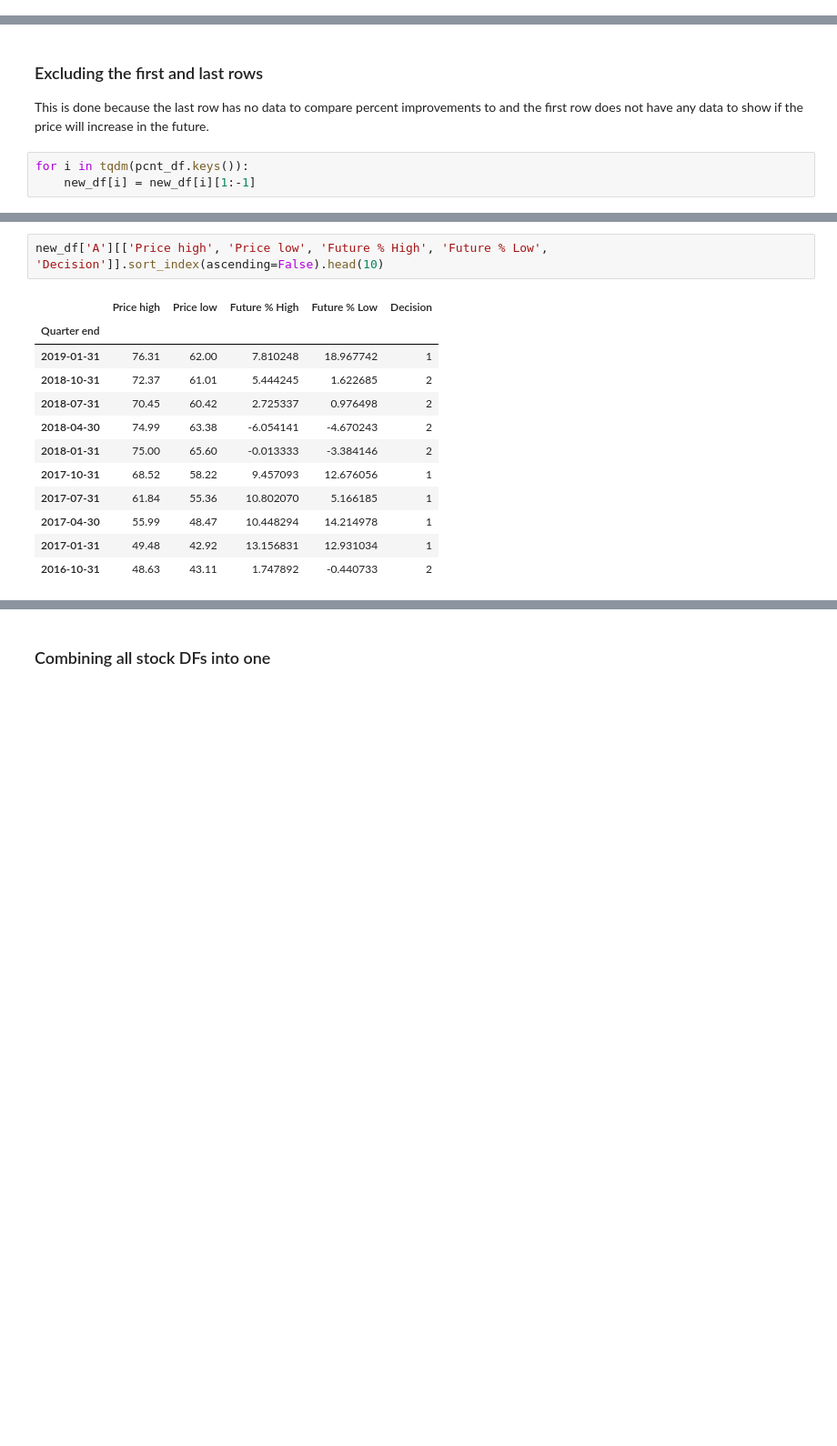
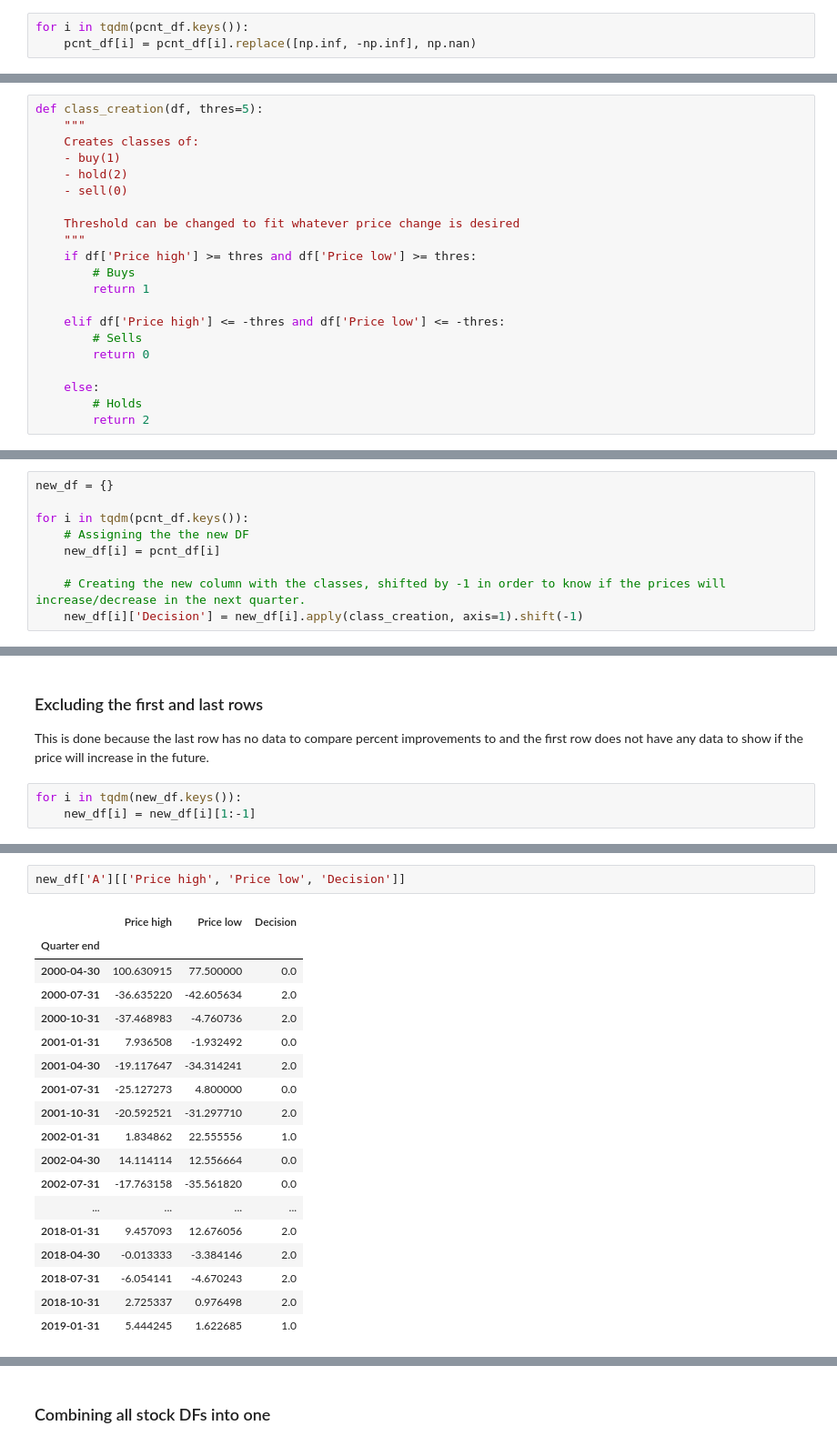
Before and after one commit to marcosan93/Stock-Performance-Predictor-2.0, a Jupyter notebook: Cleaning-Formatting-Dataset.ipynb, the cells around one changed output, grey strips where cells are left out. Shown at 91% size. Cells and saved outputs as stored; diff of their text form; blank space fills up the shorter version.

```diff
--- a/Cleaning-Formatting-Dataset.ipynb
+++ b/Cleaning-Formatting-Dataset.ipynb
@@ -143,0 +64,3 @@ pcnt_df = percent_improvement(num_df)
+# %%
+for i in tqdm(pcnt_df.keys()):
+    pcnt_df[i] = pcnt_df[i].replace([np.inf, -np.inf], np.nan)
@@ -180,0 +74,21 @@ new_df = price_check(pcnt_df)
+# %%
+def class_creation(df, thres=5):
+    """
+    Creates classes of:
+    - buy(1)
+    - hold(2)
+    - sell(0)
+
+    Threshold can be changed to fit whatever price change is desired
+    """
+    if df['Price high'] >= thres and df['Price low'] >= thres:
+        # Buys
+        return 1
+
+    elif df['Price high'] <= -thres and df['Price low'] <= -thres:
+        # Sells
+        return 0
+
+    else:
+        # Holds
+        return 2
@@ -180,0 +97,9 @@ new_df = price_check(pcnt_df)
+# %%
+new_df = {}
+
+for i in tqdm(pcnt_df.keys()):
+    # Assigning the the new DF
+    new_df[i] = pcnt_df[i]
+
+    # Creating the new column with the classes, shifted by -1 in order to know if the prices will increase/decrease in the next quarter.
+    new_df[i]['Decision'] = new_df[i].apply(class_creation, axis=1).shift(-1)
@@ -182,7 +109,7 @@ new_df = price_check(pcnt_df)
 ### Excluding the first and last rows
 This is done because the last row has no data to compare percent improvements to and the first row does not have any data to show if the price will increase in the future.
 # %%
-for i in tqdm(pcnt_df.keys()):
+for i in tqdm(new_df.keys()):
     new_df[i] = new_df[i][1:-1]
 # %% [output]
 [interactive output not drawn]
@@ -191,15 +118,21 @@ for i in tqdm(pcnt_df.keys()):
 # %%
-new_df['A'][['Price high', 'Price low', 'Future % High', 'Future % Low', 'Decision']].sort_index(ascending=False).head(10)
+new_df['A'][['Price high', 'Price low', 'Decision']]
 # %% [output]
-|  | Price high | Price low | Future % High | Future % Low | Decision |
-| Quarter end |  |  |  |  |  |
-| 2019-01-31 | 76.31 | 62.00 | 7.810248 | 18.967742 | 1 |
-| 2018-10-31 | 72.37 | 61.01 | 5.444245 | 1.622685 | 2 |
-| 2018-07-31 | 70.45 | 60.42 | 2.725337 | 0.976498 | 2 |
-| 2018-04-30 | 74.99 | 63.38 | -6.054141 | -4.670243 | 2 |
-| 2018-01-31 | 75.00 | 65.60 | -0.013333 | -3.384146 | 2 |
-| 2017-10-31 | 68.52 | 58.22 | 9.457093 | 12.676056 | 1 |
-| 2017-07-31 | 61.84 | 55.36 | 10.802070 | 5.166185 | 1 |
-| 2017-04-30 | 55.99 | 48.47 | 10.448294 | 14.214978 | 1 |
-| 2017-01-31 | 49.48 | 42.92 | 13.156831 | 12.931034 | 1 |
-| 2016-10-31 | 48.63 | 43.11 | 1.747892 | -0.440733 | 2 |
+|  | Price high | Price low | Decision |
+| Quarter end |  |  |  |
+| 2000-04-30 | 100.630915 | 77.500000 | 0.0 |
+| 2000-07-31 | -36.635220 | -42.605634 | 2.0 |
+| 2000-10-31 | -37.468983 | -4.760736 | 2.0 |
+| 2001-01-31 | 7.936508 | -1.932492 | 0.0 |
+| 2001-04-30 | -19.117647 | -34.314241 | 2.0 |
+| 2001-07-31 | -25.127273 | 4.800000 | 0.0 |
+| 2001-10-31 | -20.592521 | -31.297710 | 2.0 |
+| 2002-01-31 | 1.834862 | 22.555556 | 1.0 |
+| 2002-04-30 | 14.114114 | 12.556664 | 0.0 |
+| 2002-07-31 | -17.763158 | -35.561820 | 0.0 |
+| ... | ... | ... | ... |
+| 2018-01-31 | 9.457093 | 12.676056 | 2.0 |
+| 2018-04-30 | -0.013333 | -3.384146 | 2.0 |
+| 2018-07-31 | -6.054141 | -4.670243 | 2.0 |
+| 2018-10-31 | 2.725337 | 0.976498 | 2.0 |
+| 2019-01-31 | 5.444245 | 1.622685 | 1.0 |
```
Also changed, not shown: parts of 34 cells of this notebook, 2 other files.
